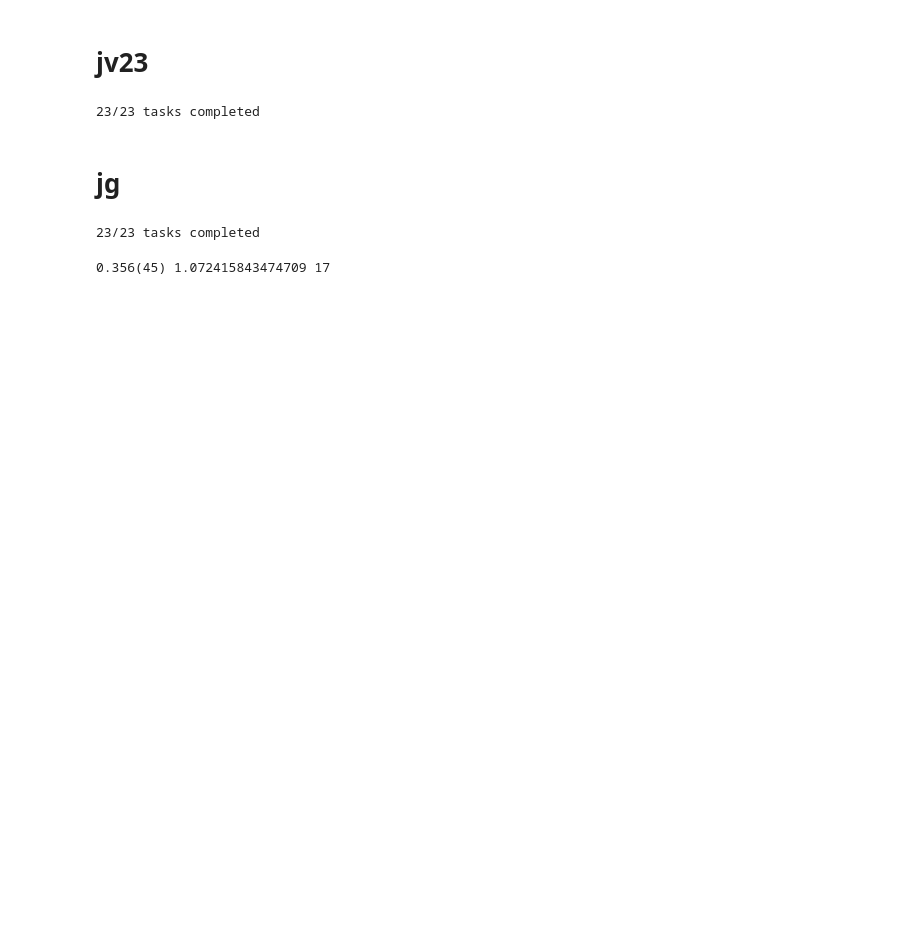
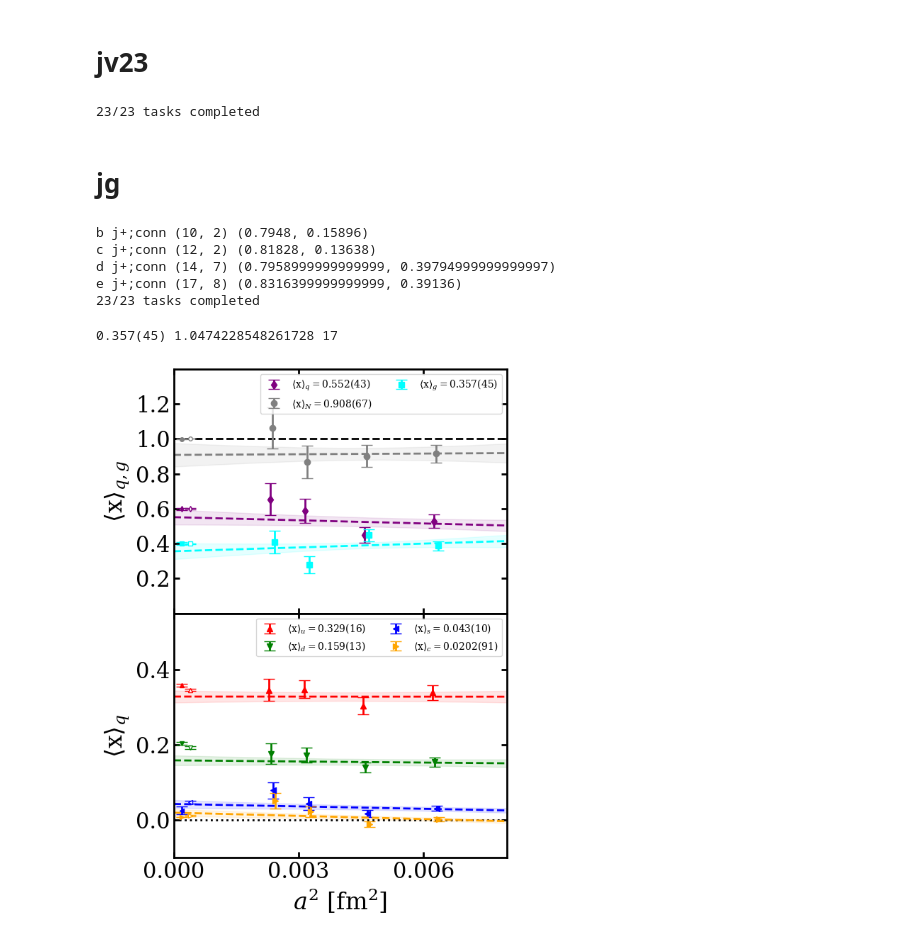
Before and after one commit to lee14916/glwc3, a Jupyter notebook: project2/05_moments/analysis_A20_syst_case2.ipynb, the cells around one changed output. Drawn from its saved outputs; the diff is of its cells as text; code cells hidden in the pictures; blank space fills up the shorter version.

```diff
--- a/project2/05_moments/analysis_A20_syst_case2.ipynb
+++ b/project2/05_moments/analysis_A20_syst_case2.ipynb
@@ -161,10 +183,13 @@ if cttejn_key2bare_A20 is None:
 def run():
     ttej_key2bare_A20at0={}
 
-    for ind,tftcphy in enumerate(tftcphys):
+    for ind,tftcphy in enumerate(tftcphys_conn):
         print(f'{ind}/{len(tftcphys)}',tftcphy,end='          \r')
         colors=['r','g','b','orange']
         for j in js_conn+js_disc:
+            if j in js_disc and tftcphy not in tftcphys:
+                continue
+
             c1s=['unequal','all','equal'] if j in js_conn else ['unequal']
 
             fig,axs=yu.getFigAxs(len(enss)+1,1+len(c1s)+1,Lrow=4,Lcol=8,sharex='col',sharey=True)
@@ -380,7 +408,7 @@ ax.errorbar(plt_x,plt_y,plt_yerr,color='black')
 
 # for ic1, c1 in enumerate(['equal','all','unequal','0Q2']):
 for ic1, c1 in enumerate(['auto']):
-    ens2dat={ens:ttej_key2bare_A20at0[(*tftc_chosen,ens,f'j-;conn')] for ens in enss}
+    ens2dat={ens:tftc2key2phy[tftcphy_A20_discq][(ens,j)] for ens in enss}
     color=yu.colors8[ic1]; fmt=yu.fmts8[ic1]
     for ens in enss:
         mean,err=yu.jackme(ens2dat[ens])
@@ -528,8 +556,41 @@ for key in ttej_key2bare_A20at0.keys():
     e,j=ej
     if j in ['j+;conn','j-;conn']:
         tftc2key2bare[tftcphy][ej]=ttej_key2bare_A20at0[*tftcphy_A20_conn+ej]
+
+        if True:
+            app='2st_True'
+
+            fits=yu.getFits(f'{e}_{j}_{app}',pathlabel='analysis_avgx_2')
+            fitlabels=[fit[0] for fit in fits]
+
+            tfphy=0.8
+            tc={'b':2,'c':2,'d':7,'e':8}[e]
+            # tc={'b':5,'c':6,'d':7,'e':8}[e]
+            ind=np.argmin([np.abs(tfmin*yu.ens2a[e] - tfphy) + (0 if tcmin==tc else 999) for tfmin,tcmin in fitlabels])
+            if j=='j+;conn' and tftcphy==(0.6,0.3):
+                print(e,j,fitlabels[ind],(fitlabels[ind][0]*yu.ens2a[e],fitlabels[ind][1]*yu.ens2a[e]))
+
+            factor=ens2RCs_np_me[e][f'Zqq(mu=nu)']/ens2RCs_np_me[e][f'Zqq(mu!=nu)']
+            tftc2key2bare[tftcphy][ej]=fits[ind][1][:,0]*factor
+
+
     elif j in ['j+;disc','js;disc','jc;disc']:
         tftc2key2bare[tftcphy][ej]=ttej_key2bare_A20at0[*tftcphy_A20_discq+ej]
+        fitlabels=[fit[0] for fit in fits]
+
+        if False:
+            app='const'
+            fits=yu.getFits(f'{e}_{j}_{app}',pathlabel='analysis_avgx_2')
+
+            tfphy=0.6
+            tc=2
+            # tc={'b':2,'c':2,'d':7,'e':8}[e]
+            # tc={'b':5,'c':6,'d':7,'e':8}[e]
+            ind=np.argmin([np.abs(tfmin*yu.ens2a[e] - tfphy) + (0 if tcmin==tc else 999) for tfmin,tcmin in fitlabels])
+
+            tftc2key2bare[tftcphy][ej]=fits[ind][1][:,0]
+
+
     elif 'stout' in j:
         tftc2key2bare[tftcphy][ej]=ttej_key2bare_A20at0[key]
     else:
@@ -550,6 +611,10 @@ tftc2key2phy={}
 for task,res in zip(tasks,results):
     tftc2key2phy[task]=res
 # %% [output]
+b j+;conn (10, 2) (0.7948, 0.15896)
+c j+;conn (12, 2) (0.81828, 0.13638)
+d j+;conn (14, 7) (0.7958999999999999, 0.39794999999999997)
+e j+;conn (17, 8) (0.8316399999999999, 0.39136)
 23/23 tasks completed
 # %%
 PDF_SET_1='NNPDF40_nnlo_as_01180'
@@ -645,7 +710,6 @@ for nst in stouts:
 
 
 stouts=stouts_jointlinear
-stouts=[5,7,10,13,15,20]
 
 key2phy_A20={(ens,f'jg;stout{nst}'):tftc2key2phy[nst2tftcphy_A20_discg[nst]][(ens,f'jg;stout{nst}')] for ens in enss for nst in stouts }
 for nst in stouts:
@@ -694,7 +758,7 @@ ax.legend(ncols=2)
 
 yu.finalizePlot(f'{folder}/tftc_dep_jg/jointLinear',closeQ=True)
 # %% [output]
-0.356(45) 1.072415843474709 17
+0.357(45) 1.0474228548261728 17
 # %%
 nst=10
 ens='a=#_final'
@@ -724,31 +788,33 @@ j2label={'jq':'q','jg':'g','jtot':'N','ju':'u','jd':'d','js':'s','jc':'c'}
 j2fmt={'jq':'d','jg':'s','jtot':'o','ju':'^','jd':'v','js':'<','jc':'>'}
 
 def addexp(ax0,ax1):
     ax=ax0
     for j in ['jtot','jq','jg']:
         m,e=j2me_1[j]
         ax.errorbar(0.0002,m,e,color=j2color[j],mfc=None,fmt=j2fmt[j],markersize=4)
         m,e=j2me_2[j]
         ax.errorbar(0.0004,m,e,color=j2color[j],mfc='white',fmt=j2fmt[j],markersize=4)
     ax=ax1
     for j in ['ju','jd','js','jc']:
         m,e=j2me_1[j]
         ax.errorbar(0.0002,m,e,color=j2color[j],mfc=None,fmt=j2fmt[j],markersize=4)
         m,e=j2me_2[j]
         ax.errorbar(0.0004,m,e,color=j2color[j],mfc='white',fmt=j2fmt[j],markersize=4)
 
 cases=['avgx']
 for case in cases:
     key2phy=key2phy_A20
 
     list_dic=[{
         'key2phy':key2phy,
         # 'key2phy_pre':key2phy
     }]
     fig,axs=yum.makePlot_a2dependence_avgx(list_dic,case=case,ce='final')
     addexp(axs[0,0],axs[1,0])
 
     if case in ['avgx']:
         axs[1,0].set_ylim([-0.1,0.55])
 
-    yu.finalizePlot(f'{folder}/a2dep_{case}_withPhe')
+    yu.finalizePlot(f'{folder}/a2dep_{case}_withPhe',closeQ=False)
+# %% [output]
+[figure, added]
```
Also changed, not shown: parts of 5 cells of this notebook, 22 other files.
